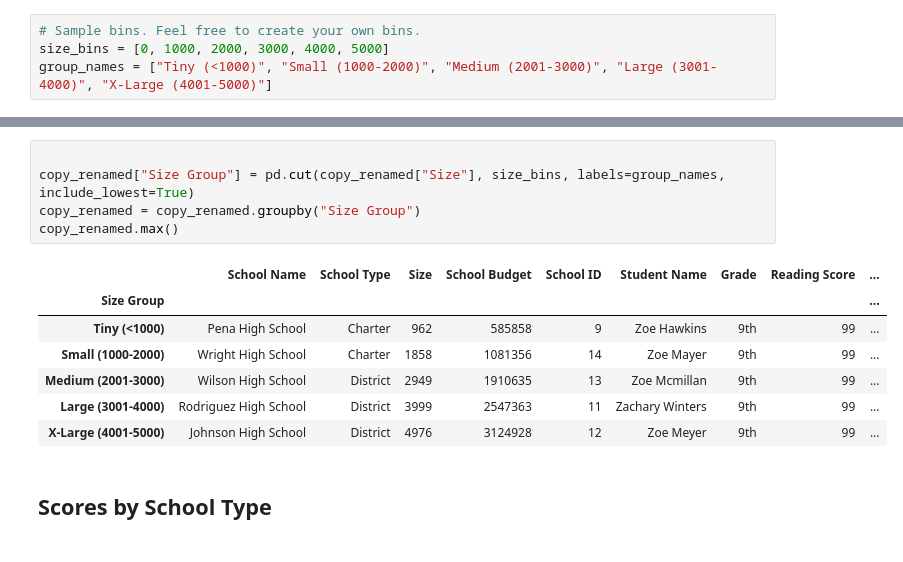
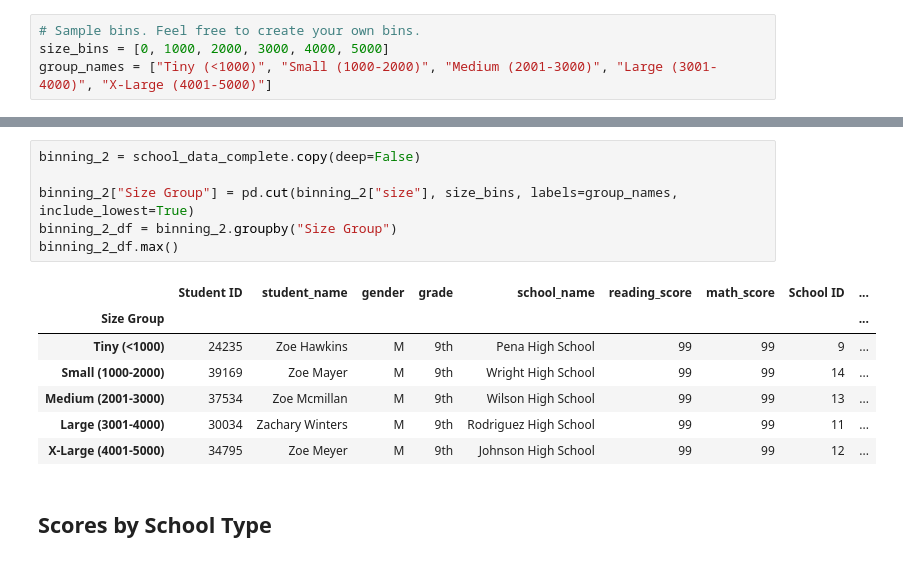
Before and after one commit to cynthiakellogg/pandas-challenge, a Jupyter notebook: PyCitySchools/copy.ipynb, the cells around one changed output, grey strips where cells are left out. Saved outputs shown, nothing was run; the diff lists cells and outputs as text.

```diff
--- a/PyCitySchools/copy.ipynb
+++ b/PyCitySchools/copy.ipynb
@@ -767,16 +674,17 @@ renamed_df.describe()
 # %%
+binning_2 = school_data_complete.copy(deep=False)
 
-copy_renamed["Size Group"] = pd.cut(copy_renamed["Size"], size_bins, labels=group_names, include_lowest=True)
-copy_renamed = copy_renamed.groupby("Size Group")
-copy_renamed.max()
+binning_2["Size Group"] = pd.cut(binning_2["size"], size_bins, labels=group_names, include_lowest=True)
+binning_2_df = binning_2.groupby("Size Group")
+binning_2_df.max()
 # %% [output]
-|  | School Name | School Type | Size | School Budget | School ID | Student Name | Grade | Reading Score | ... |
+|  | Student ID | student_name | gender | grade | school_name | reading_score | math_score | School ID | ... |
 | Size Group |  |  |  |  |  |  |  |  | ... |
-| Tiny (<1000) | Pena High School | Charter | 962 | 585858 | 9 | Zoe Hawkins | 9th | 99 | ... |
-| Small (1000-2000) | Wright High School | Charter | 1858 | 1081356 | 14 | Zoe Mayer | 9th | 99 | ... |
-| Medium (2001-3000) | Wilson High School | District | 2949 | 1910635 | 13 | Zoe Mcmillan | 9th | 99 | ... |
-| Large (3001-4000) | Rodriguez High School | District | 3999 | 2547363 | 11 | Zachary Winters | 9th | 99 | ... |
-| X-Large (4001-5000) | Johnson High School | District | 4976 | 3124928 | 12 | Zoe Meyer | 9th | 99 | ... |
+| Tiny (<1000) | 24235 | Zoe Hawkins | M | 9th | Pena High School | 99 | 99 | 9 | ... |
+| Small (1000-2000) | 39169 | Zoe Mayer | M | 9th | Wright High School | 99 | 99 | 14 | ... |
+| Medium (2001-3000) | 37534 | Zoe Mcmillan | M | 9th | Wilson High School | 99 | 99 | 13 | ... |
+| Large (3001-4000) | 30034 | Zachary Winters | M | 9th | Rodriguez High School | 99 | 99 | 11 | ... |
+| X-Large (4001-5000) | 34795 | Zoe Meyer | M | 9th | Johnson High School | 99 | 99 | 12 | ... |
 # %% [markdown]
 ## Scores by School Type
 # %% [markdown]
```
Also changed, not shown: parts of 46 cells of this notebook, 1 other file.
